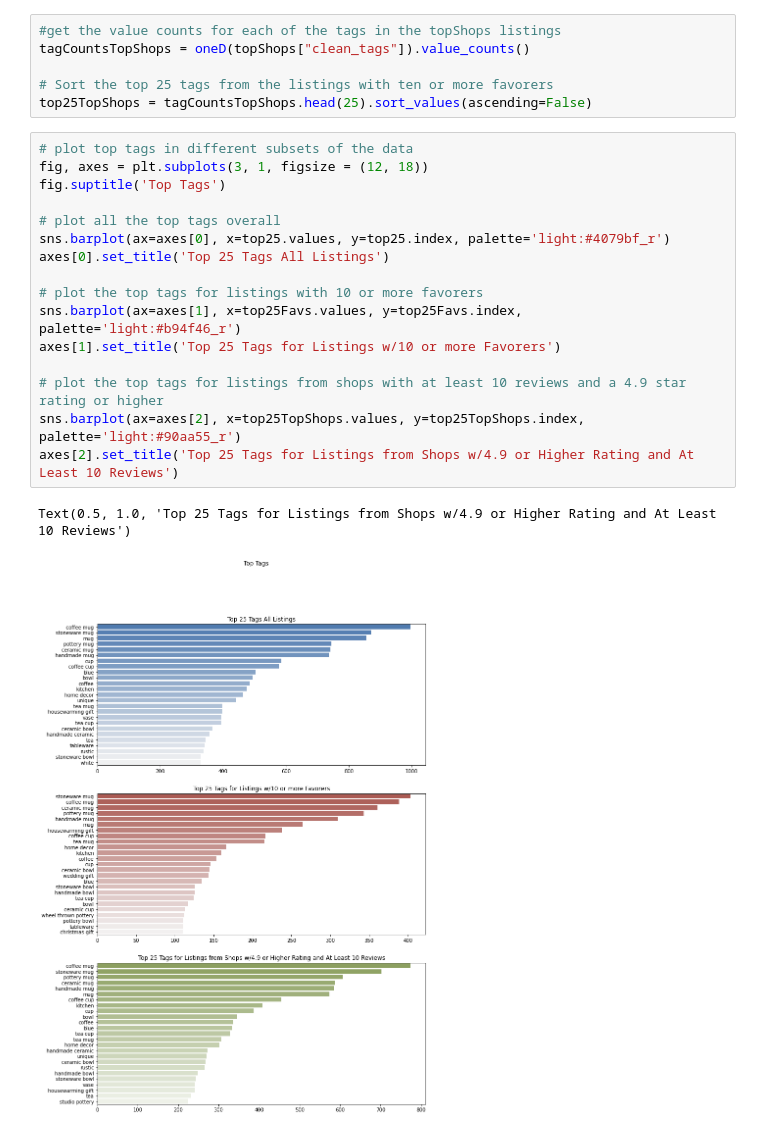
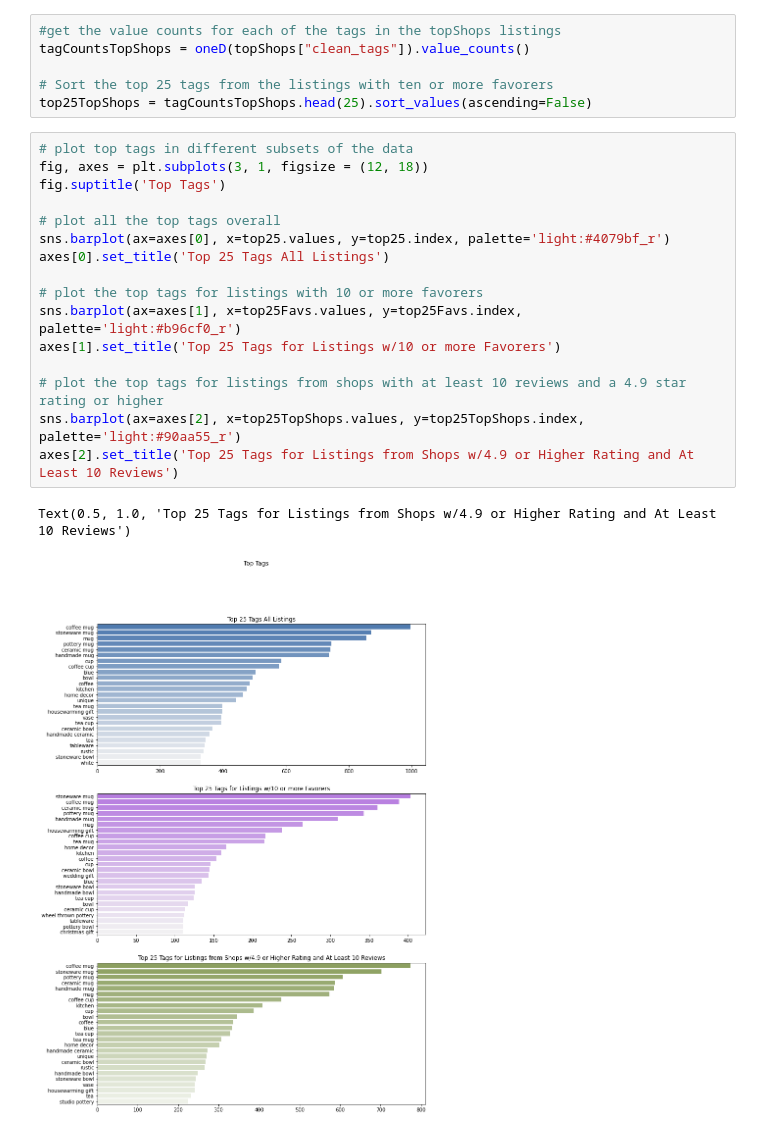
Before and after one commit to torisatori/etsy-pottery, a Jupyter notebook: Text Analysis of Titles Descriptions and Tags.ipynb, the cells around one changed output. Saved outputs shown, nothing was run; the diff lists cells and outputs as text.

```diff
--- a/Text Analysis of Titles Descriptions and Tags.ipynb
+++ b/Text Analysis of Titles Descriptions and Tags.ipynb
@@ -295,19 +294,19 @@ top25TopShops = tagCountsTopShops.head(25).sort_values(ascending=False)
 # %%
 # plot top tags in different subsets of the data
 fig, axes = plt.subplots(3, 1, figsize = (12, 18))
 fig.suptitle('Top Tags')
 
 # plot all the top tags overall
 sns.barplot(ax=axes[0], x=top25.values, y=top25.index, palette='light:#4079bf_r')
 axes[0].set_title('Top 25 Tags All Listings')
 
 # plot the top tags for listings with 10 or more favorers
-sns.barplot(ax=axes[1], x=top25Favs.values, y=top25Favs.index, palette='light:#b94f46_r')
+sns.barplot(ax=axes[1], x=top25Favs.values, y=top25Favs.index, palette='light:#b96cf0_r')
 axes[1].set_title('Top 25 Tags for Listings w/10 or more Favorers')
 
 # plot the top tags for listings from shops with at least 10 reviews and a 4.9 star rating or higher
 sns.barplot(ax=axes[2], x=top25TopShops.values, y=top25TopShops.index, palette='light:#90aa55_r')
 axes[2].set_title('Top 25 Tags for Listings from Shops w/4.9 or Higher Rating and At Least 10 Reviews')
 # %% [output]
 Text(0.5, 1.0, 'Top 25 Tags for Listings from Shops w/4.9 or Higher Rating and At Least 10 Reviews')
-[figure, old version]
+[figure, new version]
```
Also changed, not shown: parts of 17 cells of this notebook, 2 other files.
